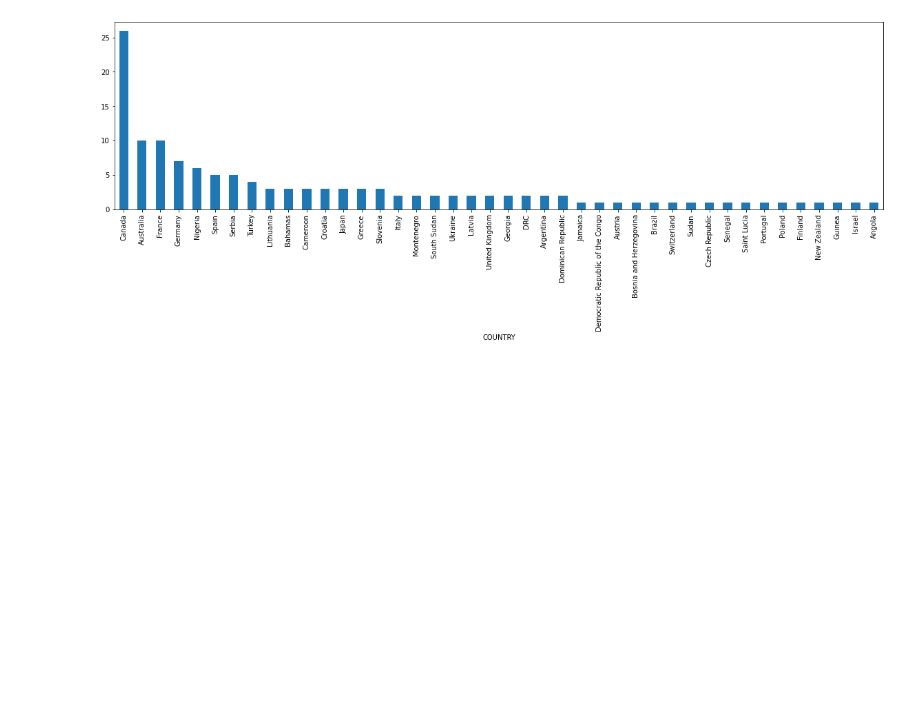
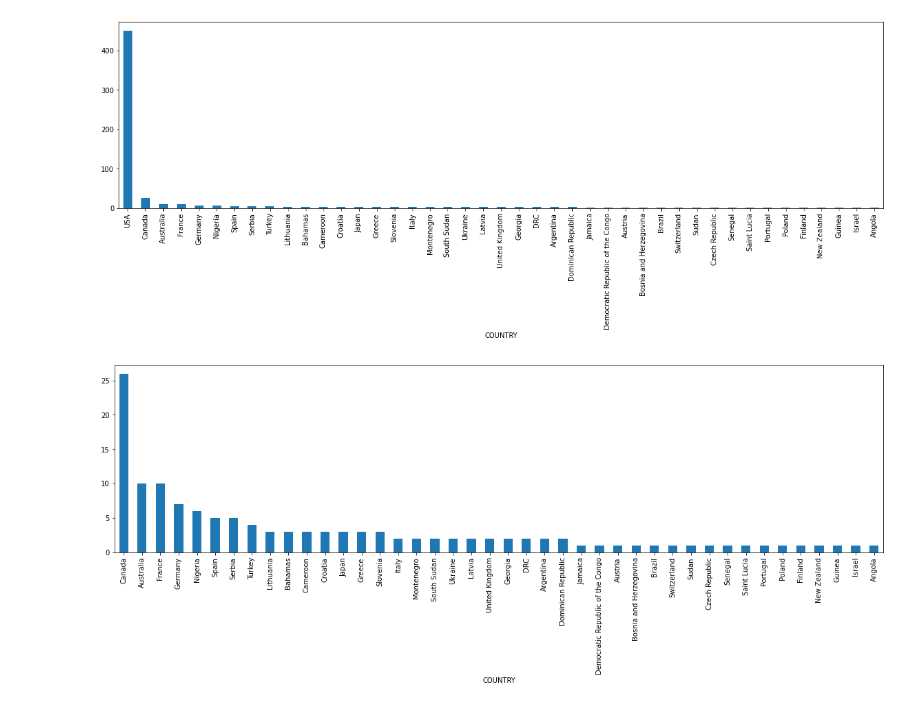
Before and after one commit to hribar904/Springboard, a Jupyter notebook: NBA - Captsone 1/NBA_EDA.ipynb, the cells around one changed output. Cells and saved outputs as stored; diff of their text form; code cells hidden in the pictures; blank space fills up the shorter version.

```diff
--- a/NBA - Captsone 1/NBA_EDA.ipynb
+++ b/NBA - Captsone 1/NBA_EDA.ipynb
@@ -12,6 +13,12 @@ pd.set_option('display.max_columns', None)
 df = pd.read_csv('active_players.csv')
 # %%
 country_count = df.groupby('COUNTRY')['COUNTRY'].count().sort_values(ascending = False)
+# %%
+plt.figure(figsize=(20, 5))
+country_count.plot(kind="bar")
+plt.show()
+# %% [output]
+[figure, added]
 # %%
 country_lss_thn_30 = country_count.loc[country_count < 30]
 
```
Also changed, not shown: parts of 13 cells of this notebook.
